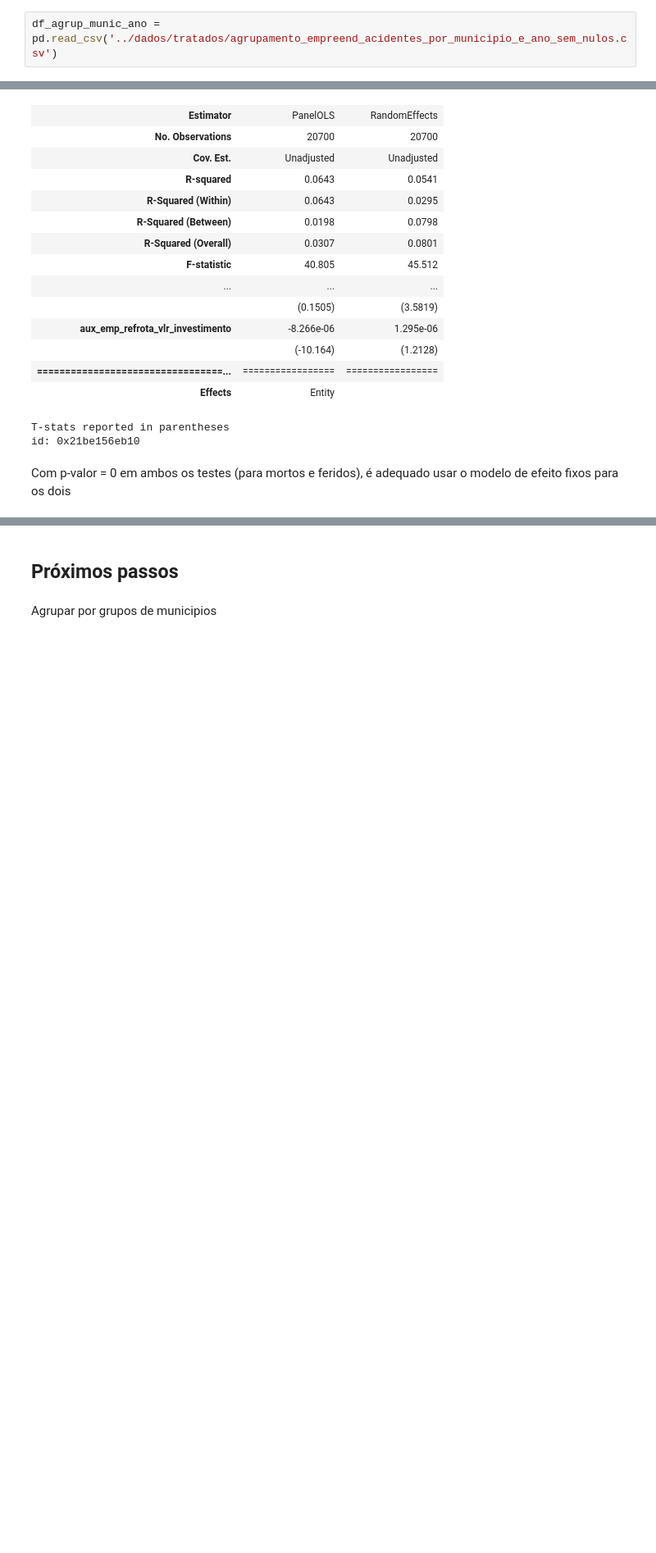
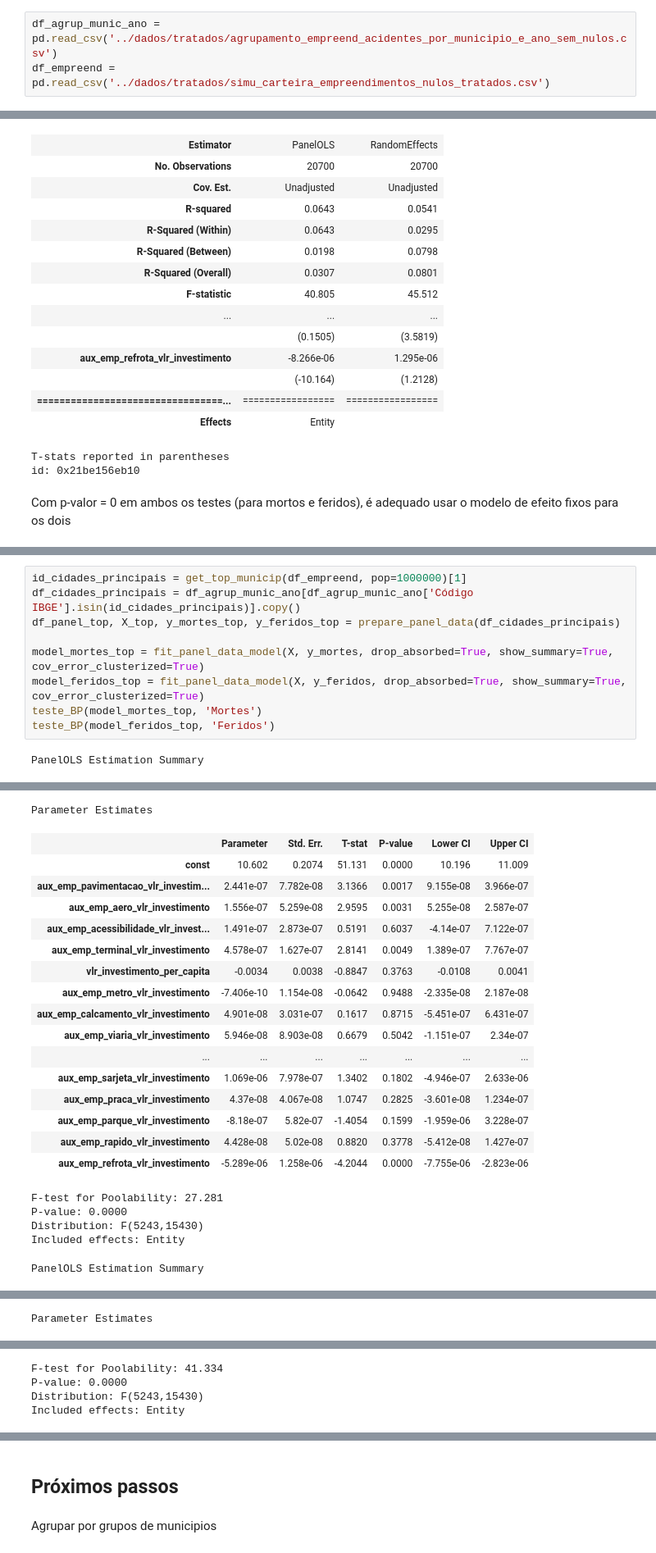
Before and after one commit to anayflima/simu-datathon-2024, a Jupyter notebook: analise_de_dados/analise_painel.ipynb, the cells around one changed output, grey strips where cells are left out. Shown at 82% size. Cells and saved outputs as stored; diff of their text form; blank space fills up the shorter version.

Commit message:
adiciona funcoes para agrupar top municipios e capitais

```diff
--- a/analise_de_dados/analise_painel.ipynb
+++ b/analise_de_dados/analise_painel.ipynb
@@ -12,6 +12,7 @@ import os
 ## Bases de dados
 # %%
 df_agrup_munic_ano = pd.read_csv('../dados/tratados/agrupamento_empreend_acidentes_por_municipio_e_ano_sem_nulos.csv')
+df_empreend = pd.read_csv('../dados/tratados/simu_carteira_empreendimentos_nulos_tratados.csv')
 # %%
 print(df_agrup_munic_ano.columns.tolist())
 df_agrup_munic_ano.head()
@@ -813,0 +901,11 @@ Com p-valor = 0 em ambos os testes (para mortos e feridos), é adequado usar o m
+# %%
+id_cidades_principais = get_top_municip(df_empreend, pop=1000000)[1]
+df_cidades_principais = df_agrup_munic_ano[df_agrup_munic_ano['Código IBGE'].isin(id_cidades_principais)].copy()
+df_panel_top, X_top, y_mortes_top, y_feridos_top = prepare_panel_data(df_cidades_principais)
+
+model_mortes_top = fit_panel_data_model(X, y_mortes, drop_absorbed=True, show_summary=True, cov_error_clusterized=True)
+model_feridos_top = fit_panel_data_model(X, y_feridos, drop_absorbed=True, show_summary=True, cov_error_clusterized=True)
+teste_BP(model_mortes_top, 'Mortes')
+teste_BP(model_feridos_top, 'Feridos')
+# %% [output]
+PanelOLS Estimation Summary
@@ -813,0 +929,22 @@ Com p-valor = 0 em ambos os testes (para mortos e feridos), é adequado usar o m
+Parameter Estimates
+|  | Parameter | Std. Err. | T-stat | P-value | Lower CI | Upper CI |
+| const | 10.602 | 0.2074 | 51.131 | 0.0000 | 10.196 | 11.009 |
+| aux_emp_pavimentacao_vlr_investim... | 2.441e-07 | 7.782e-08 | 3.1366 | 0.0017 | 9.155e-08 | 3.966e-07 |
+| aux_emp_aero_vlr_investimento | 1.556e-07 | 5.259e-08 | 2.9595 | 0.0031 | 5.255e-08 | 2.587e-07 |
+| aux_emp_acessibilidade_vlr_invest... | 1.491e-07 | 2.873e-07 | 0.5191 | 0.6037 | -4.14e-07 | 7.122e-07 |
+| aux_emp_terminal_vlr_investimento | 4.578e-07 | 1.627e-07 | 2.8141 | 0.0049 | 1.389e-07 | 7.767e-07 |
+| vlr_investimento_per_capita | -0.0034 | 0.0038 | -0.8847 | 0.3763 | -0.0108 | 0.0041 |
+| aux_emp_metro_vlr_investimento | -7.406e-10 | 1.154e-08 | -0.0642 | 0.9488 | -2.335e-08 | 2.187e-08 |
+| aux_emp_calcamento_vlr_investimento | 4.901e-08 | 3.031e-07 | 0.1617 | 0.8715 | -5.451e-07 | 6.431e-07 |
+| aux_emp_viaria_vlr_investimento | 5.946e-08 | 8.903e-08 | 0.6679 | 0.5042 | -1.151e-07 | 2.34e-07 |
+| ... | ... | ... | ... | ... | ... | ... |
+| aux_emp_sarjeta_vlr_investimento | 1.069e-06 | 7.978e-07 | 1.3402 | 0.1802 | -4.946e-07 | 2.633e-06 |
+| aux_emp_praca_vlr_investimento | 4.37e-08 | 4.067e-08 | 1.0747 | 0.2825 | -3.601e-08 | 1.234e-07 |
+| aux_emp_parque_vlr_investimento | -8.18e-07 | 5.82e-07 | -1.4054 | 0.1599 | -1.959e-06 | 3.228e-07 |
+| aux_emp_rapido_vlr_investimento | 4.428e-08 | 5.02e-08 | 0.8820 | 0.3778 | -5.412e-08 | 1.427e-07 |
+| aux_emp_refrota_vlr_investimento | -5.289e-06 | 1.258e-06 | -4.2044 | 0.0000 | -7.755e-06 | -2.823e-06 |
+F-test for Poolability: 27.281
+P-value: 0.0000
+Distribution: F(5243,15430)
+Included effects: Entity
+PanelOLS Estimation Summary
@@ -813,0 +968 @@ Com p-valor = 0 em ambos os testes (para mortos e feridos), é adequado usar o m
+Parameter Estimates
@@ -813,0 +985,4 @@ Com p-valor = 0 em ambos os testes (para mortos e feridos), é adequado usar o m
+F-test for Poolability: 41.334
+P-value: 0.0000
+Distribution: F(5243,15430)
+Included effects: Entity
```
Also changed, not shown: parts of 12 cells of this notebook.
